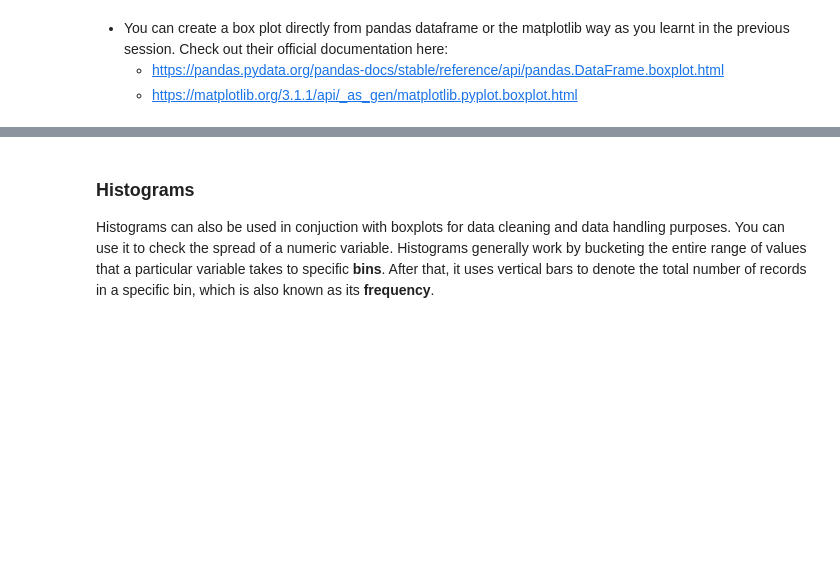
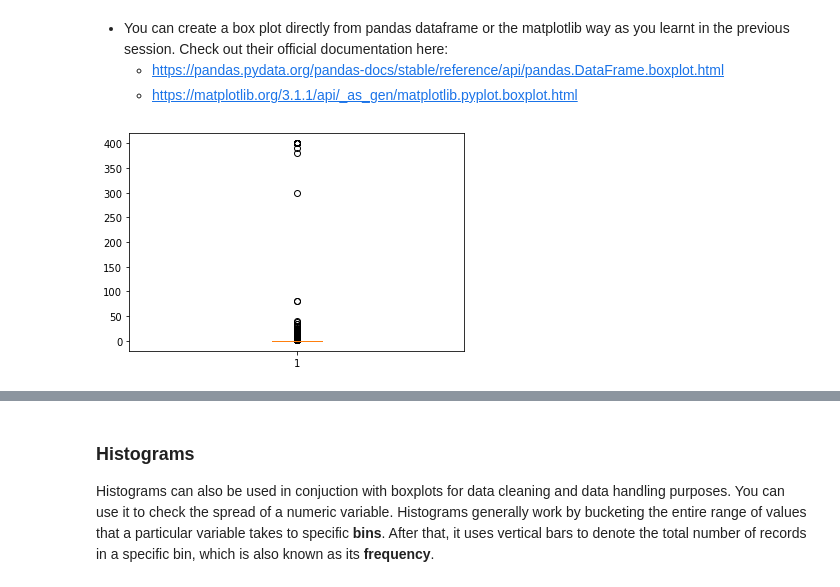
Before and after one commit to abhinav-m/data-science-bootcamp, a Jupyter notebook: upgrad-data-science-primer/Data Visualization Case Study/Data Visualisation in Python - Case Study.ipynb, the cells around one changed output, grey strips where cells are left out. Saved outputs shown, nothing was run; the diff lists cells and outputs as text; code cells hidden in the pictures; blank space fills up the shorter version.

Commit message:
Added todo, Added boxplot in upgrad notebook
Added visualization of price boxplot in upgrad case study

```diff
--- a/upgrad-data-science-primer/Data Visualization Case Study/Data Visualisation in Python - Case Study.ipynb
+++ b/upgrad-data-science-primer/Data Visualization Case Study/Data Visualisation in Python - Case Study.ipynb
@@ -398,4 +409,8 @@ Using a box plot you can identify the outliers as follows:
 # %%
 #Create a box plot for the price column
+plt.boxplot(inp1.Price)
+plt.show()
+# %% [output]
+[figure, added]
 # %%
 #Check the apps with price more than 200
```
Also changed, not shown: parts of 12 cells of this notebook, 1 other file.
